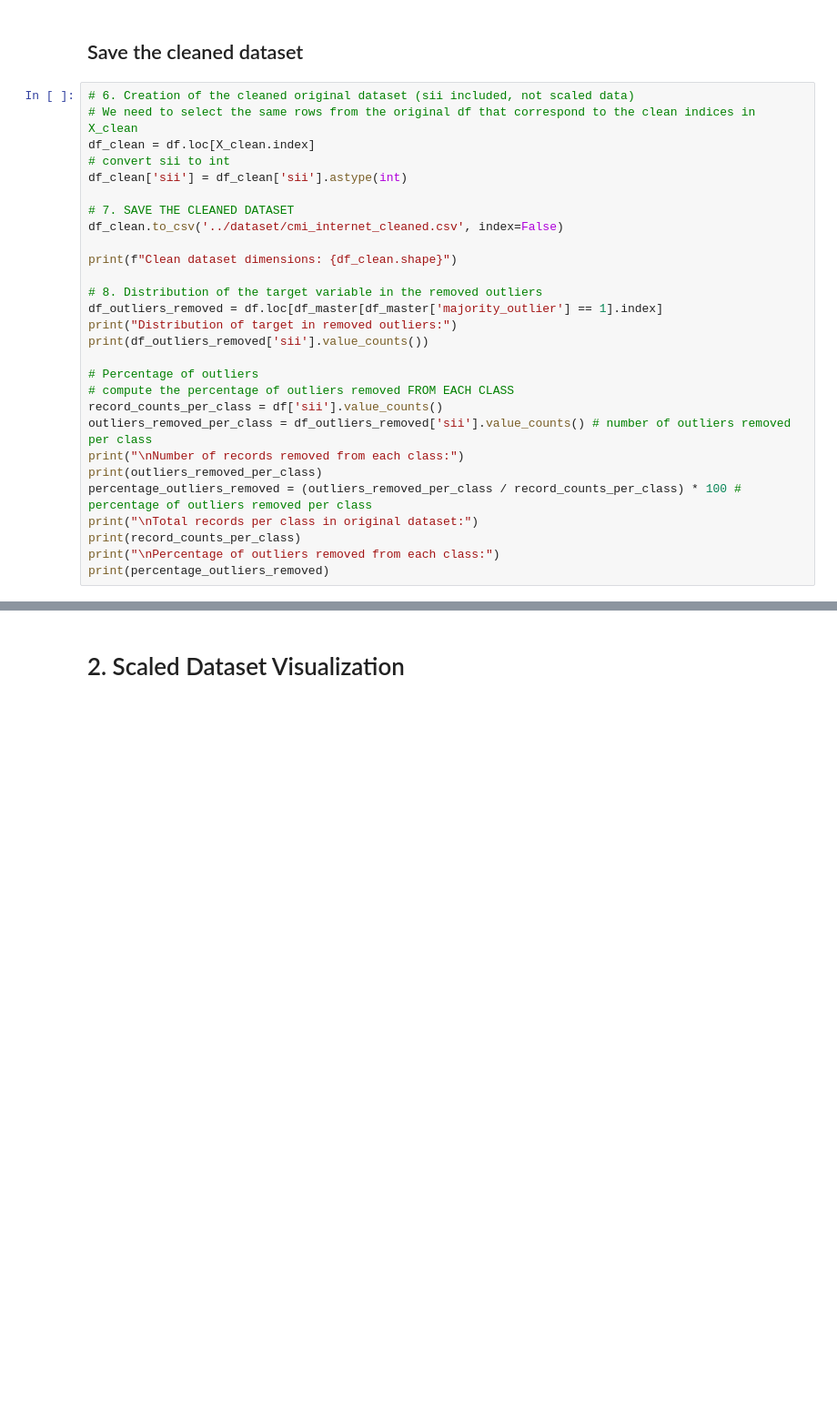
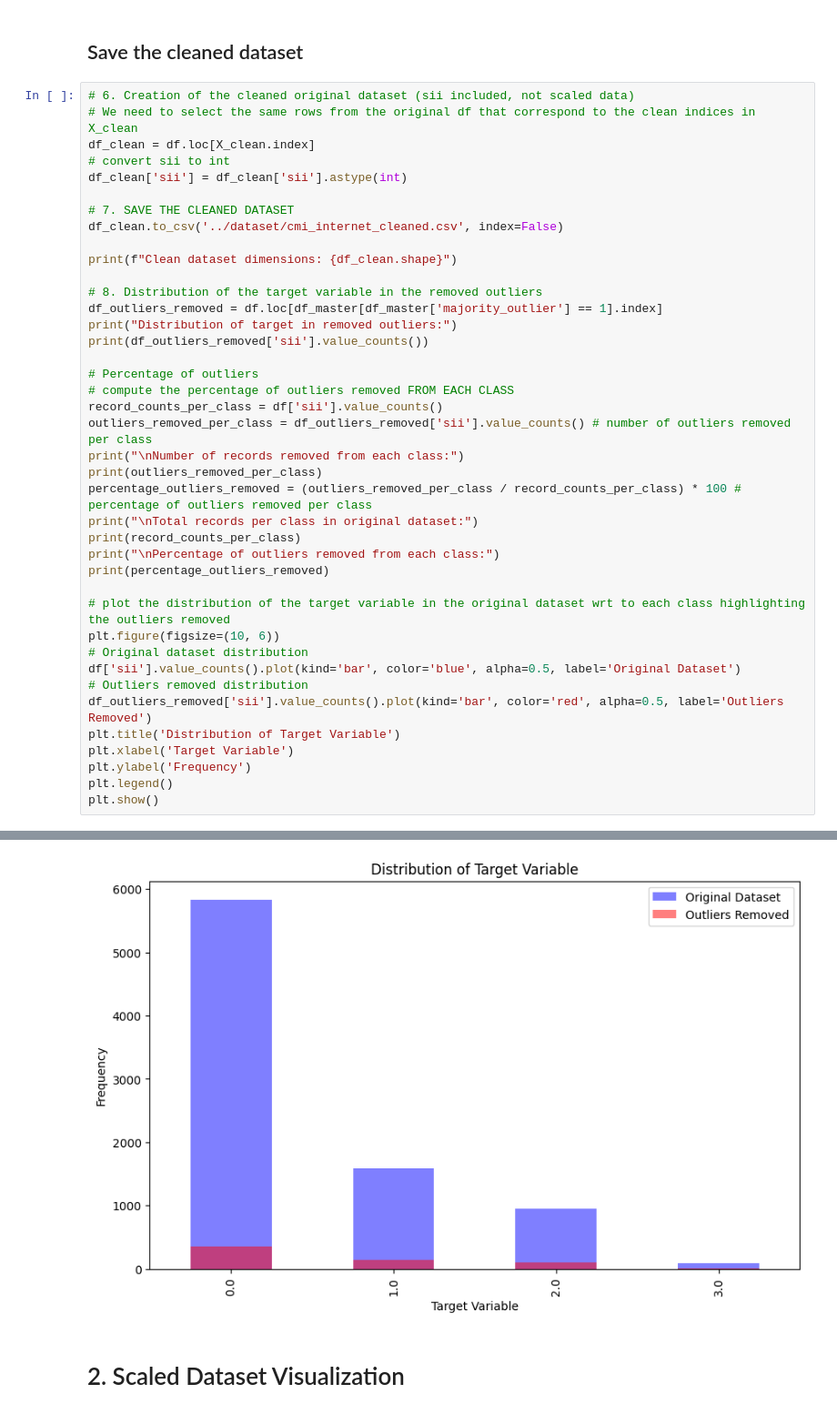
Before and after one commit to lorenzobuccolini03/Data-Mining---Advanced-Topics, a Jupyter notebook: Outliers_Detection/outliers_removal.ipynb, the cells around one changed output, grey strips where cells are left out. Shown at 91% size. Drawn from its saved outputs; the diff is of its cells as text; blank space fills up the shorter version.

Commit message:
plot added

```diff
--- a/Outliers_Detection/outliers_removal.ipynb
+++ b/Outliers_Detection/outliers_removal.ipynb
@@ -74,33 +74,46 @@ print(df_outliers_removed['sii'].value_counts())
 
 # Percentage of outliers
 # compute the percentage of outliers removed FROM EACH CLASS
 record_counts_per_class = df['sii'].value_counts()
 outliers_removed_per_class = df_outliers_removed['sii'].value_counts() # number of outliers removed per class
 print("\nNumber of records removed from each class:")
 print(outliers_removed_per_class)
 percentage_outliers_removed = (outliers_removed_per_class / record_counts_per_class) * 100 # percentage of outliers removed per class
 print("\nTotal records per class in original dataset:")
 print(record_counts_per_class)
 print("\nPercentage of outliers removed from each class:")
 print(percentage_outliers_removed)
+
+# plot the distribution of the target variable in the original dataset wrt to each class highlighting the outliers removed
+plt.figure(figsize=(10, 6))
+# Original dataset distribution
+df['sii'].value_counts().plot(kind='bar', color='blue', alpha=0.5, label='Original Dataset')
+# Outliers removed distribution
+df_outliers_removed['sii'].value_counts().plot(kind='bar', color='red', alpha=0.5, label='Outliers Removed')
+plt.title('Distribution of Target Variable')
+plt.xlabel('Target Variable')
+plt.ylabel('Frequency')
+plt.legend()
+plt.show()
 # %% [output]
 Clean dataset dimensions: (7839, 33)
 Distribution of target in removed outliers:
 sii
 0.0    357
 1.0    143
 2.0    106
 3.0     15
 Name: count, dtype: int64
 
 Number of records removed from each class:
 sii
 0.0    357
 ... (16 lines left out)
 1.0     9.010712
 2.0    11.134454
 3.0    17.045455
 Name: count, dtype: float64
+[figure, added]
 # %% [markdown]
 # 2. Scaled Dataset Visualization
 # %% [markdown]
```
